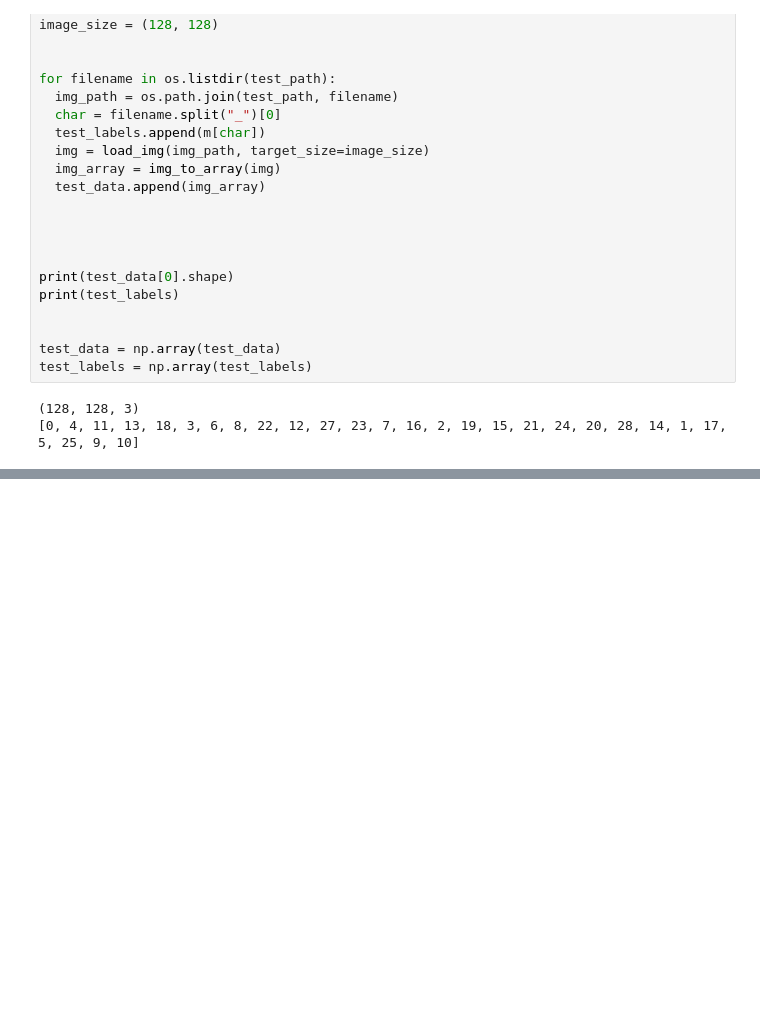
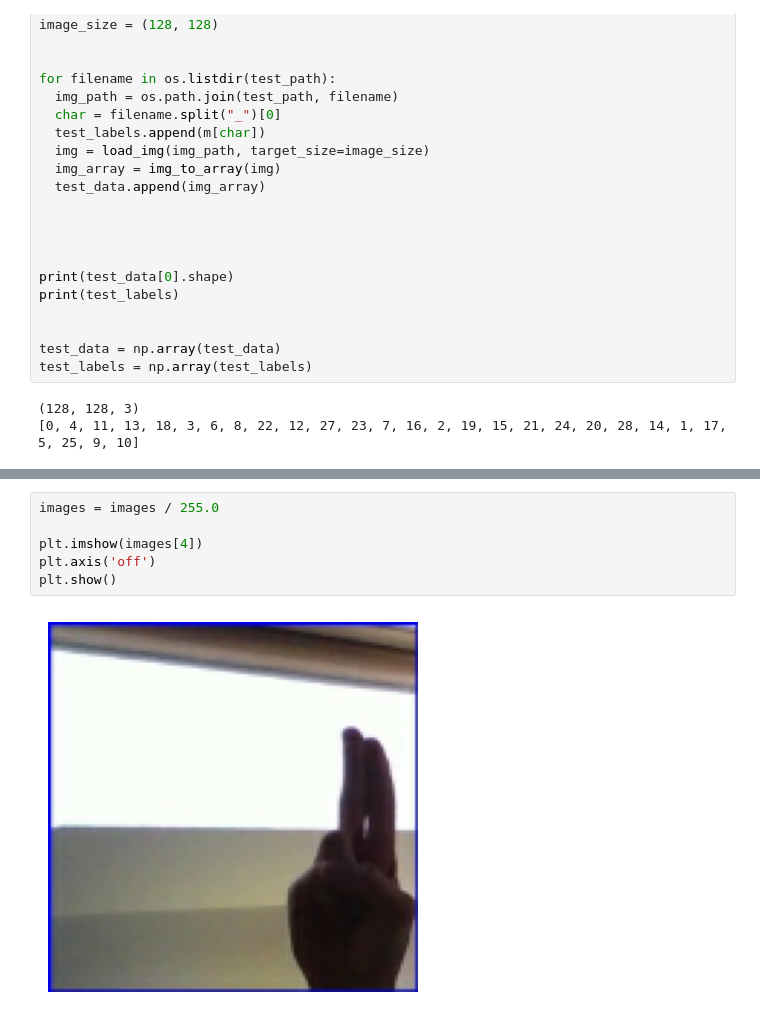
Before and after one commit to zeyad-mohvme-d/-Sign-Language-Fingerspelling-Assistant-ASL-Alphabet-, a Jupyter notebook: ASL_Project.ipynb, the cells around one changed output, grey strips where cells are left out. Drawn from its saved outputs; the diff is of its cells as text; blank space fills up the shorter version.

```diff
--- a/ASL_Project.ipynb
+++ b/ASL_Project.ipynb
@@ -113,0 +151,8 @@ test_labels = np.array(test_labels)
+# %%
+images = images / 255.0
+
+plt.imshow(images[4])
+plt.axis('off')
+plt.show()
+# %% [output]
+[figure, added]
```
Also changed, not shown: parts of 10 cells of this notebook.
